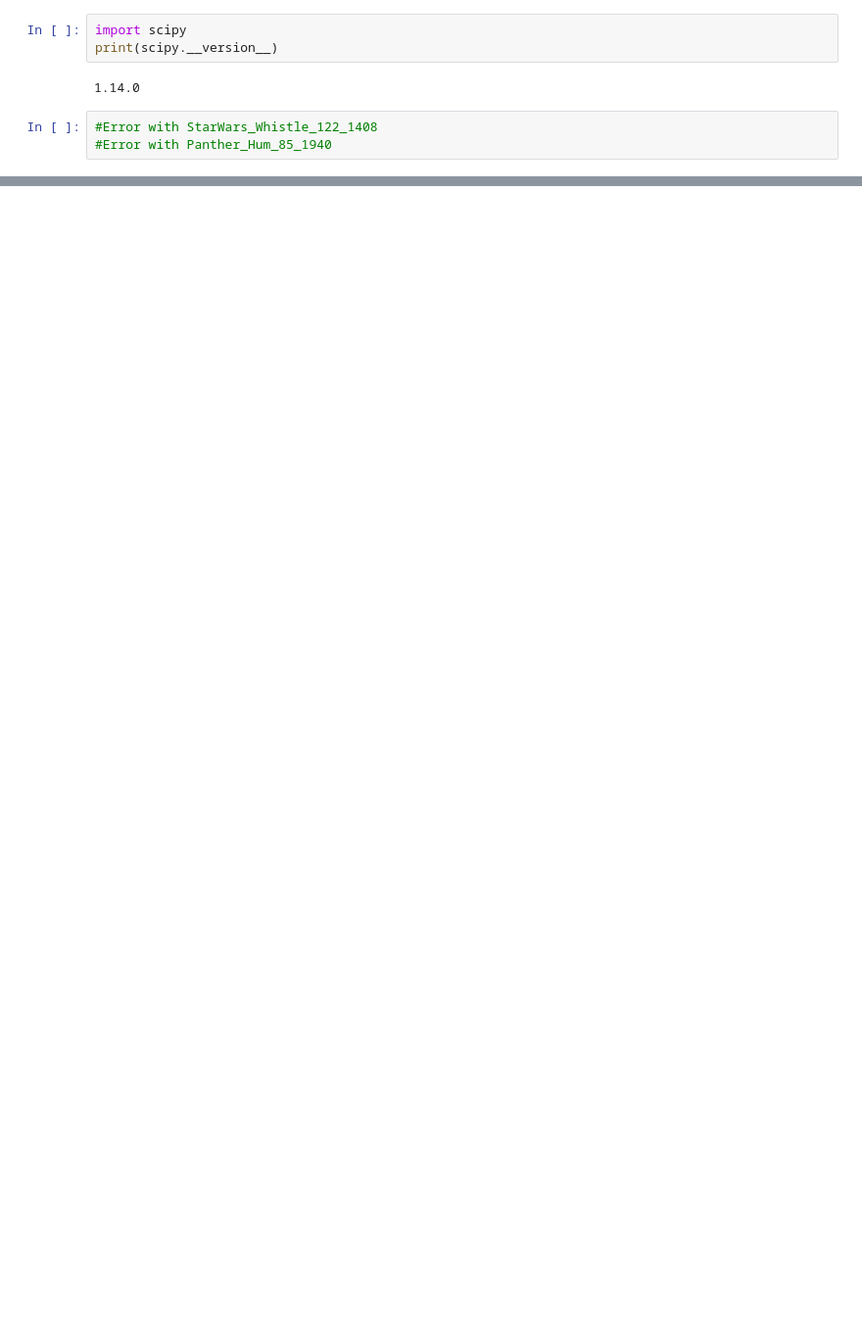
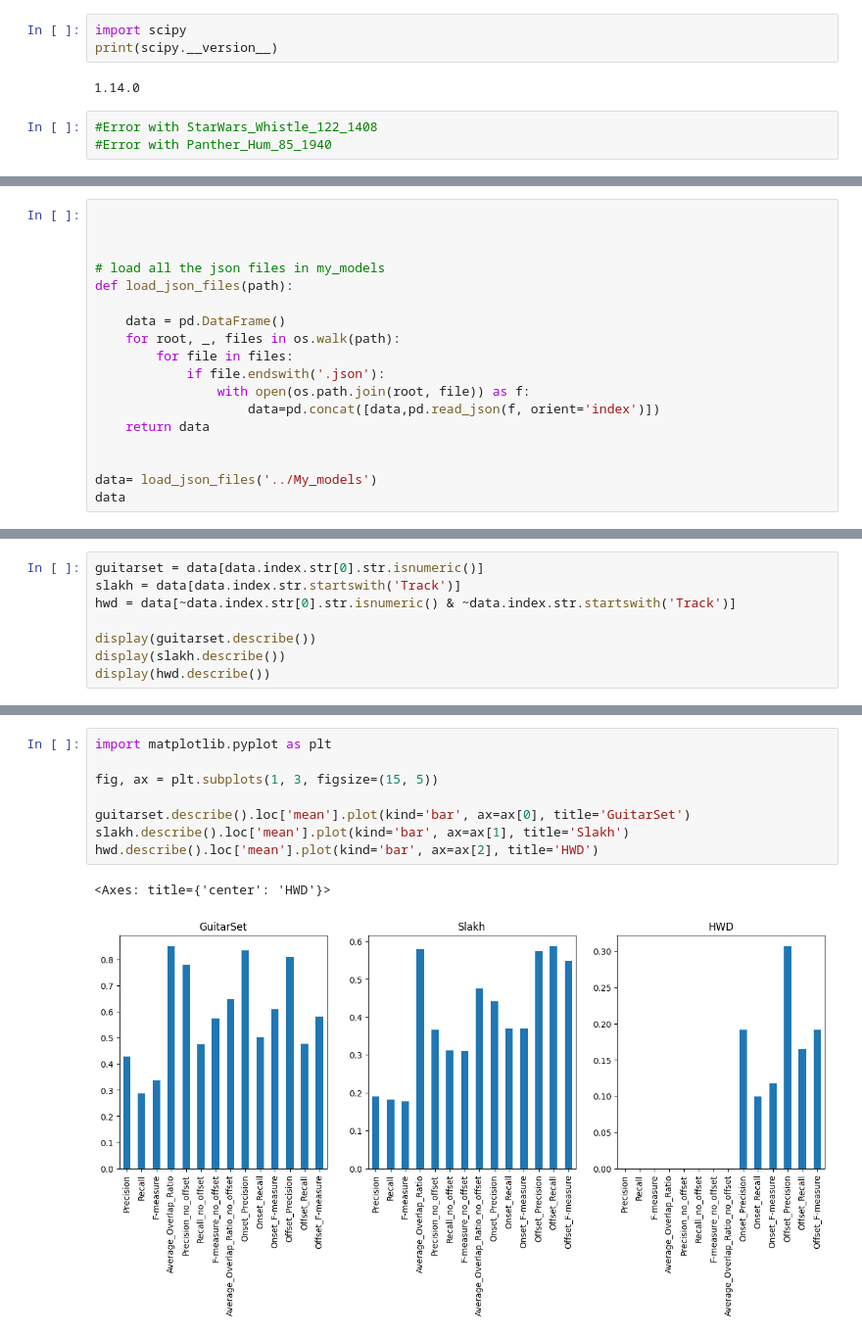
Before and after one commit to Lorenzo2703/Advanced_Pitch, a Jupyter notebook: BasicPitch/basic_pitch/Utils.ipynb, the cells around one changed output, grey strips where cells are left out. Shown: that part at 98% size. Drawn from its saved outputs; the diff is of its cells as text; blank space fills up the shorter version.

```diff
--- a/BasicPitch/basic_pitch/Utils.ipynb
+++ b/BasicPitch/basic_pitch/Utils.ipynb
@@ -264,0 +358,18 @@ class HWDFilterInvalidTracks(beam.DoFn):
+# %%
+
+
+
+# load all the json files in my_models
+def load_json_files(path):
+
+    data = pd.DataFrame()
+    for root, _, files in os.walk(path):
+        for file in files:
+            if file.endswith('.json'):
+                with open(os.path.join(root, file)) as f:
+                    data=pd.concat([data,pd.read_json(f, orient='index')])
+    return data
+
+
+data= load_json_files('../My_models')
+data
@@ -264,0 +402,8 @@ class HWDFilterInvalidTracks(beam.DoFn):
+# %%
+guitarset = data[data.index.str[0].str.isnumeric()]
+slakh = data[data.index.str.startswith('Track')]
+hwd = data[~data.index.str[0].str.isnumeric() & ~data.index.str.startswith('Track')]
+
+display(guitarset.describe())
+display(slakh.describe())
+display(hwd.describe())
@@ -264,0 +438,11 @@ class HWDFilterInvalidTracks(beam.DoFn):
+# %%
+import matplotlib.pyplot as plt
+
+fig, ax = plt.subplots(1, 3, figsize=(15, 5))
+
+guitarset.describe().loc['mean'].plot(kind='bar', ax=ax[0], title='GuitarSet')
+slakh.describe().loc['mean'].plot(kind='bar', ax=ax[1], title='Slakh')
+hwd.describe().loc['mean'].plot(kind='bar', ax=ax[2], title='HWD')
+# %% [output]
+<Axes: title={'center': 'HWD'}>
+[figure, added]
```
Also changed, not shown: parts of 9 cells of this notebook, 1 other file.
